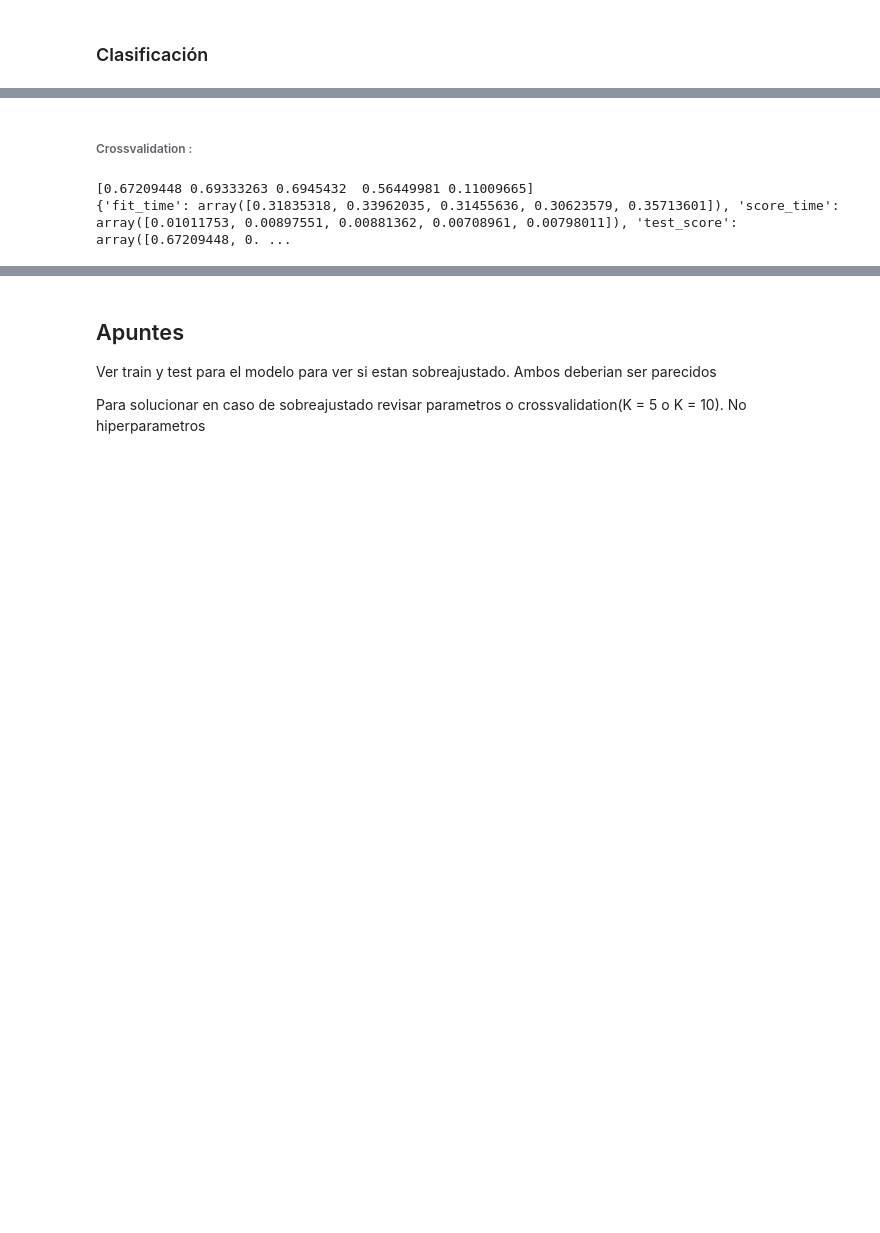
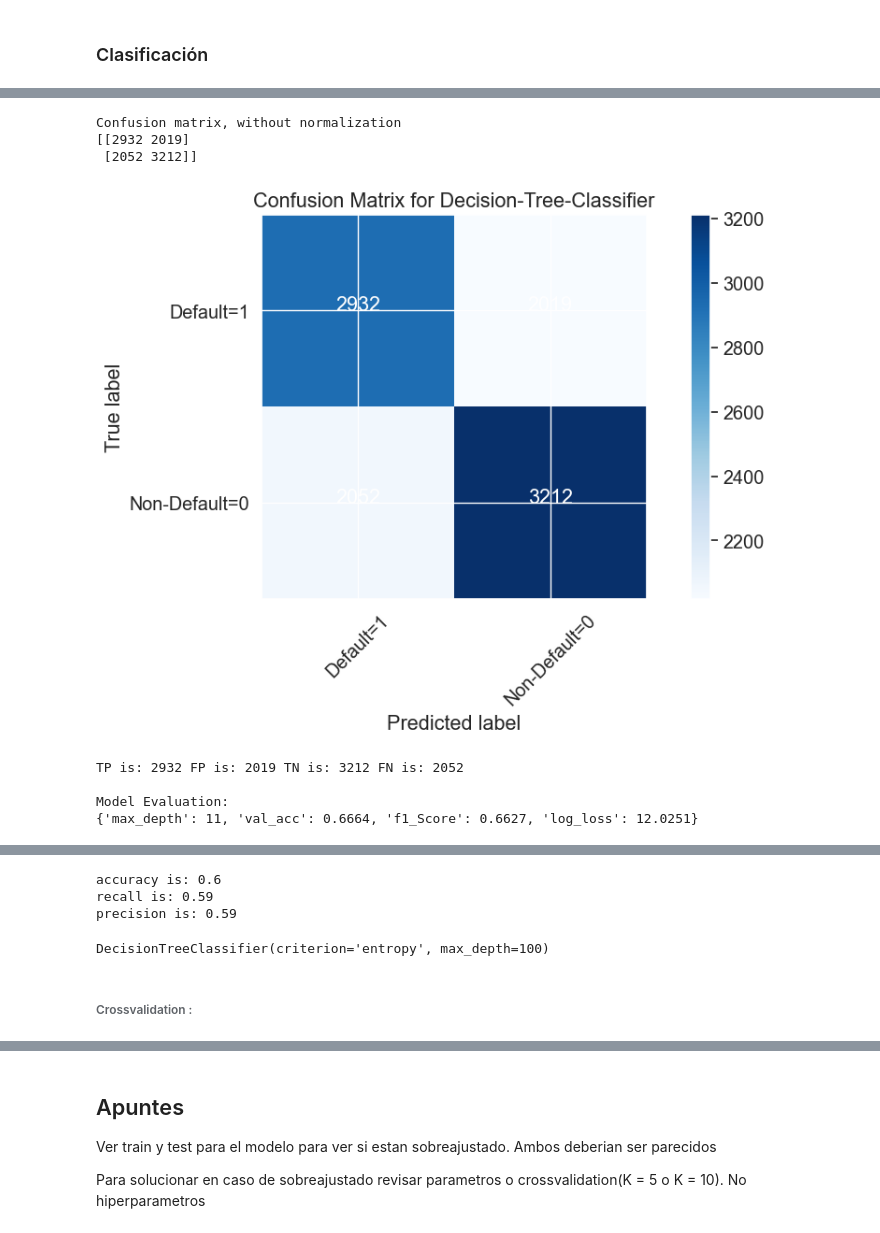
Before and after one commit to Ekronec/Machine-Learning, a Jupyter notebook: Evaluaciones/Besa_Duran_Astrosa_Final.ipynb, the cells around one changed output, grey strips where cells are left out. Drawn from its saved outputs; the diff is of its cells as text; code cells hidden in the pictures; blank space fills up the shorter version.

```diff
--- a/Evaluaciones/Besa_Duran_Astrosa_Final.ipynb
+++ b/Evaluaciones/Besa_Duran_Astrosa_Final.ipynb
@@ -660,0 +915,17 @@ Reajusted Mean Squared Error: 0.36755540623017785
+# %%
+from sklearn.svm import SVC
+
+# Inicializar el modelo SVM
+svm_model = SVC(kernel='rbf')  # Puedes probar diferentes kernels
+
+# Entrenar el modelo
+svm_model.fit(X_train, y_train)
+
+# Predicciones y Evaluación
+y_pred_svmc = svm_model.predict(X_test)
+
+print(f"Accuracy SVM: {accuracy_score(y_test, y_pred_svmc)}")
+print("Confusion Matrix SVM:")
+print(confusion_matrix(y_test, y_pred_svmc))
+print("Classification Report SVM:")
+print(classification_report(y_test, y_pred_svmc))
@@ -660,0 +1030,20 @@ Reajusted Mean Squared Error: 0.36755540623017785
+# %%
+def plot_roc_chart(model):
+     # calculate the fpr and tpr for all thresholds of the classification
+    probs = model.predict_proba(X_test)
+    preds = probs[:,1]
+    fpr, tpr, threshold = metrics.roc_curve(y_test, preds)
+    roc_auc = metrics.auc(fpr, tpr)
+
+    # method I: plt
+    plt.figure(figsize=(8,6))
+    plt.title('Receiver Operating Characteristic')
+    plt.plot(fpr, tpr, 'b', label = 'AUC = %0.2f' % roc_auc)
+    plt.legend(loc = 'lower right')
+    plt.plot([0, 1], [0, 1],'r--')
+    plt.xlim([0, 1])
+    plt.ylim([0, 1])
+    plt.ylabel('True Positive Rate')
+    plt.xlabel('False Positive Rate')
+    plt.show()
+    return probs
@@ -660,0 +1120,12 @@ Reajusted Mean Squared Error: 0.36755540623017785
+# %%
+decision_tree_classifier = best_decision_tree_classifier(X_train, X_test, y_train, y_test)
+decision_tree_classifier
+# %% [output]
+Confusion matrix, without normalization
+[[2932 2019]
+ [2052 3212]]
+[figure, added]
+TP is: 2932 FP is: 2019 TN is: 3212 FN is: 2052
+
+Model Evaluation:
+{'max_depth': 11, 'val_acc': 0.6664, 'f1_Score': 0.6627, 'log_loss': 12.0251}
@@ -661,17 +1133,18 @@ Reajusted Mean Squared Error: 0.36755540623017785
+accuracy is: 0.6
+recall is: 0.59
+precision is: 0.59
+DecisionTreeClassifier(criterion='entropy', max_depth=100)
 # %% [markdown]
 ###### Crossvalidation :
 # %%
 from sklearn.model_selection import cross_validate, cross_val_score
 
 
-scores = cross_val_score(model, X_train, y_train, cv=5)
+scores = cross_val_score(logistic_model, X_train, y_train, cv=5)
 print(scores)
 
-cv_results = cross_validate(model, X_train, y_train, cv=5)
+cv_results = cross_validate(logistic_model, X_train, y_train, cv=5)
 print(cv_results)
-# %% [output]
-[0.67209448 0.69333263 0.6945432  0.56449981 0.11009665]
-{'fit_time': array([0.31835318, 0.33962035, 0.31455636, 0.30623579, 0.35713601]), 'score_time': array([0.01011753, 0.00897551, 0.00881362, 0.00708961, 0.00798011]), 'test_score': array([0.67209448, 0. ...
 # %%
 print('El promedio es:', np.mean(scores))
 print('La desviacion estandar es:', np.std(scores) )
```
Also changed, not shown: parts of 32 cells of this notebook.
